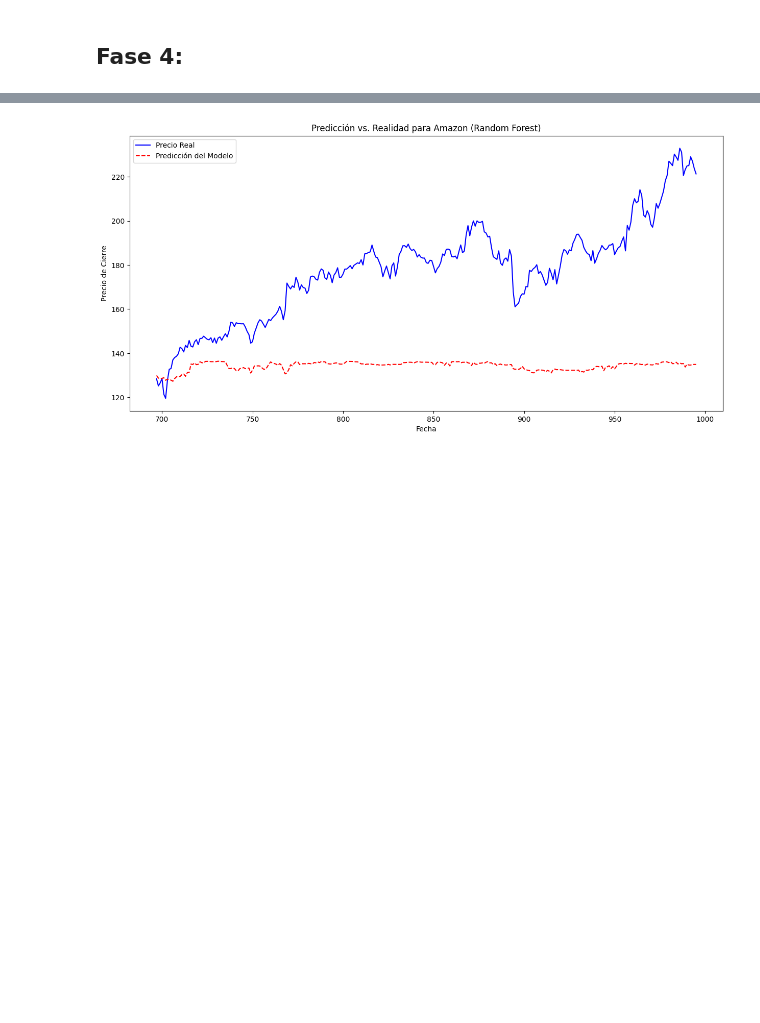
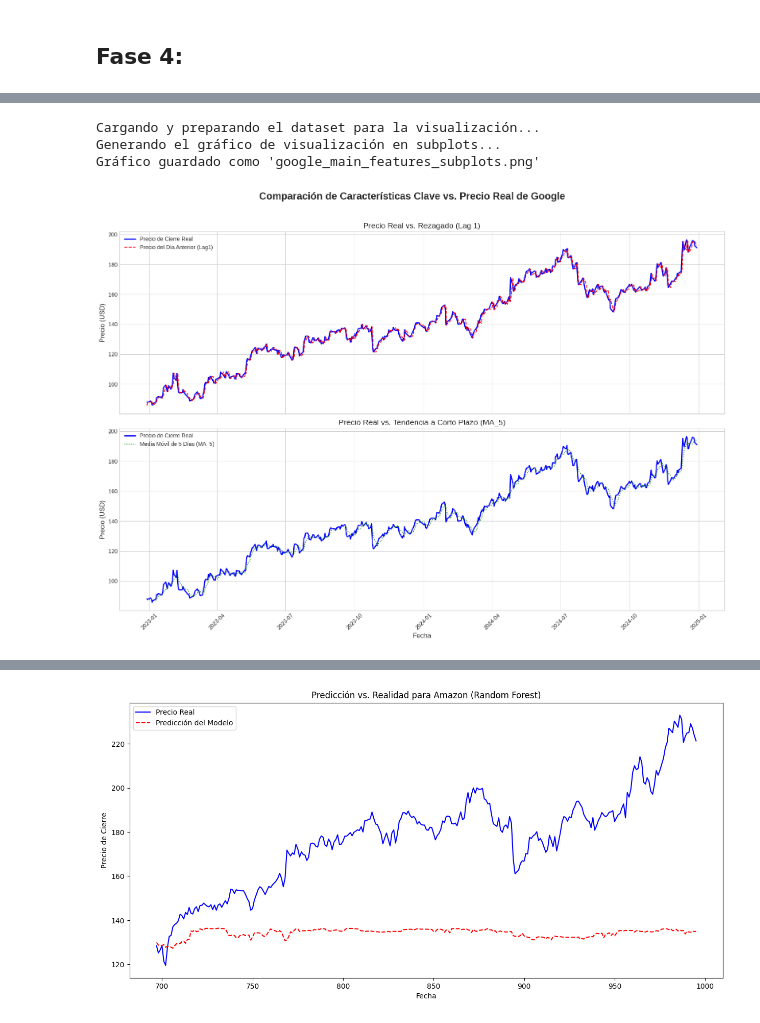
Before and after one commit to jaimeisaac2020/Python-analsisis-basicos, a Jupyter notebook: analisis_objetivo_3.ipynb, the cells around one changed output, grey strips where cells are left out. Saved outputs shown, nothing was run; the diff lists cells and outputs as text; code cells hidden in the pictures; blank space fills up the shorter version.

```diff
--- a/analisis_objetivo_3.ipynb
+++ b/analisis_objetivo_3.ipynb
@@ -356,0 +712,58 @@ Gradient Boosting (Amazon - Base) - MSE: 2170.5638, R2: -3.3411
+# %%
+import pandas as pd
+import matplotlib.pyplot as plt
+
+# --- Carga y Preparación de Datos ---
+print("Cargando y preparando el dataset para la visualización...")
+file_path = 'dataset_completo_google_amazon.csv'
+df = pd.read_csv(file_path)
+df["Date"] = pd.to_datetime(df["Date"])
+df = df.sort_values(by="Date").reset_index(drop=True)
+
+# --- Crear las características que queremos visualizar ---
+df['GOOGL_Close_Lag1'] = df['GOOGL_Close'].shift(1)
+df['GOOGL_MA_5'] = df['GOOGL_Close'].rolling(window=5).mean()
+
+# --- Seleccionar un período de tiempo para la visualización ---
+df_plot = df.tail(500) # Aproximadamente 2 años de datos de trading
+
+print("Generando el gráfico de visualización en subplots...")
+
+# --- Creación de la Figura con 2 Subplots (uno encima del otro) ---
+# `subplots(2, 1)` crea una cuadrícula de 2 filas y 1 columna.
+# `sharex=True` asegura que ambos gráficos compartan el mismo eje X (la fecha), lo que facilita la comparación.
+fig, (ax1, ax2) = plt.subplots(2, 1, figsize=(16, 12), sharex=True)
+
+# --- Título General para toda la Figura ---
+fig.suptitle('Comparación de Características Clave vs. Precio Real de Google', fontsize=18, fontweight='bold')
+
+# --- Gráfico 1: Precio Real vs. Precio del Día Anterior (Lag1) ---
+ax1.plot(df_plot['Date'], df_plot['GOOGL_Close'], label='Precio de Cierre Real', color='blue', linewidth=2)
+ax1.plot(df_plot['Date'], df_plot['GOOGL_Close_Lag1'], label='Precio del Día Anterior (Lag1)', color='red', linestyle='--')
+ax1.set_ylabel('Precio (USD)', fontsize=12)
+ax1.set_title('Precio Real vs. Rezagado (Lag 1)', fontsize=14)
+ax1.legend()
+ax1.grid(True)
+
+# --- Gráfico 2: Precio Real vs. Media Móvil de 5 Días ---
+ax2.plot(df_plot['Date'], df_plot['GOOGL_Close'], label='Precio de Cierre Real', color='blue', linewidth=2)
+ax2.plot(df_plot['Date'], df_plot['GOOGL_MA_5'], label='Media Móvil de 5 Días (MA_5)', color='green', linestyle=':')
+ax2.set_ylabel('Precio (USD)', fontsize=12)
+ax2.set_title('Precio Real vs. Tendencia a Corto Plazo (MA_5)', fontsize=14)
+ax2.legend()
+ax2.grid(True)
+
+# --- Ajustes Finales ---
+plt.xlabel('Fecha', fontsize=12)
+plt.xticks(rotation=45)
+plt.tight_layout(rect=[0, 0.03, 1, 0.96]) # Ajustar para que el suptitle no se superponga
+
+# Guardar y mostrar el gráfico
+plt.savefig('google_main_features_subplots.png')
+print("Gráfico guardado como 'google_main_features_subplots.png'")
+plt.show()
+# %% [output]
+Cargando y preparando el dataset para la visualización...
+Generando el gráfico de visualización en subplots...
+Gráfico guardado como 'google_main_features_subplots.png'
+[figure, added]
```
Also changed, not shown: parts of 5 cells of this notebook.
